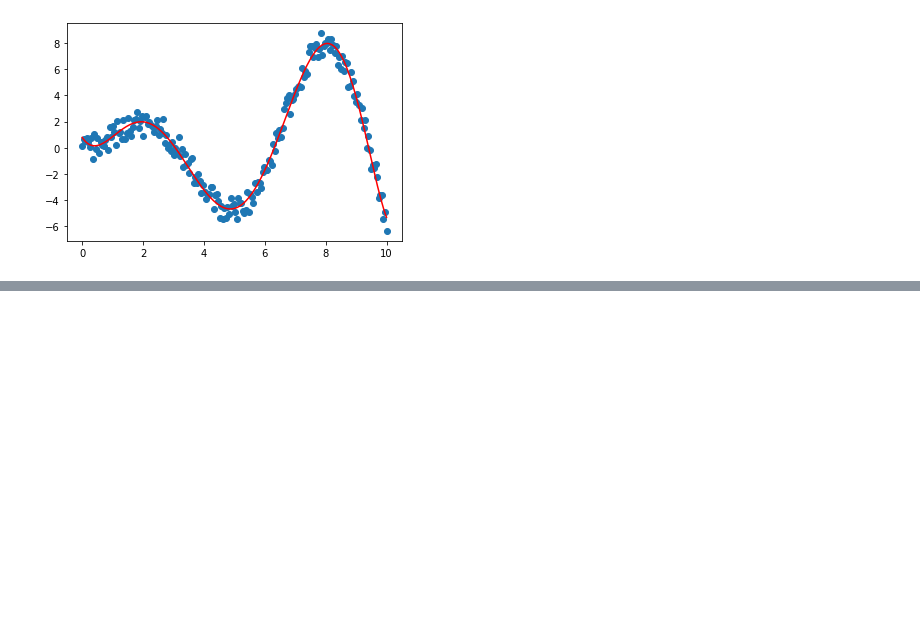
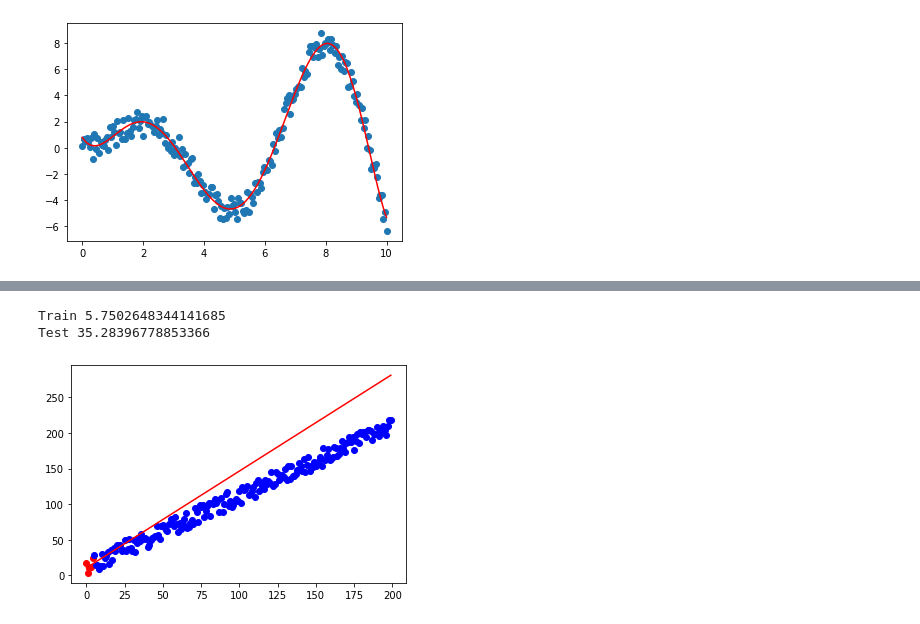
Before and after one commit to gLeitao/pos-data-science, a Jupyter notebook: aprendizado_supervisionado/Aula_01/MMQ e GB.ipynb, the cells around one changed output, grey strips where cells are left out. Saved outputs shown, nothing was run; the diff lists cells and outputs as text; code cells hidden in the pictures; blank space fills up the shorter version.

```diff
--- a/aprendizado_supervisionado/Aula_01/MMQ e GB.ipynb
+++ b/aprendizado_supervisionado/Aula_01/MMQ e GB.ipynb
@@ -107,0 +142,18 @@ plt.show()
+# %%
+rr = Ridge(alpha=0.7, normalize=True)
+rr.fit(x_train, y_train)
+
+rr_pred_train = rr.predict(x_train)
+rr_pred_test = rr.predict(x_test)
+
+print('Train', mean_absolute_error(y_train, rr_pred_train))
+print('Test', mean_absolute_error(y_test, rr_pred_test))
+
+plt.scatter(x_train, y_train, c='red')
+plt.scatter(x_test, y_test, c='blue')
+plt.plot(x, rr.predict(x), c='red')
+plt.show()
+# %% [output]
+Train 5.7502648344141685
+Test 35.28396778853366
+[figure, added]
```
Also changed, not shown: parts of 4 cells of this notebook, 5 other files.
